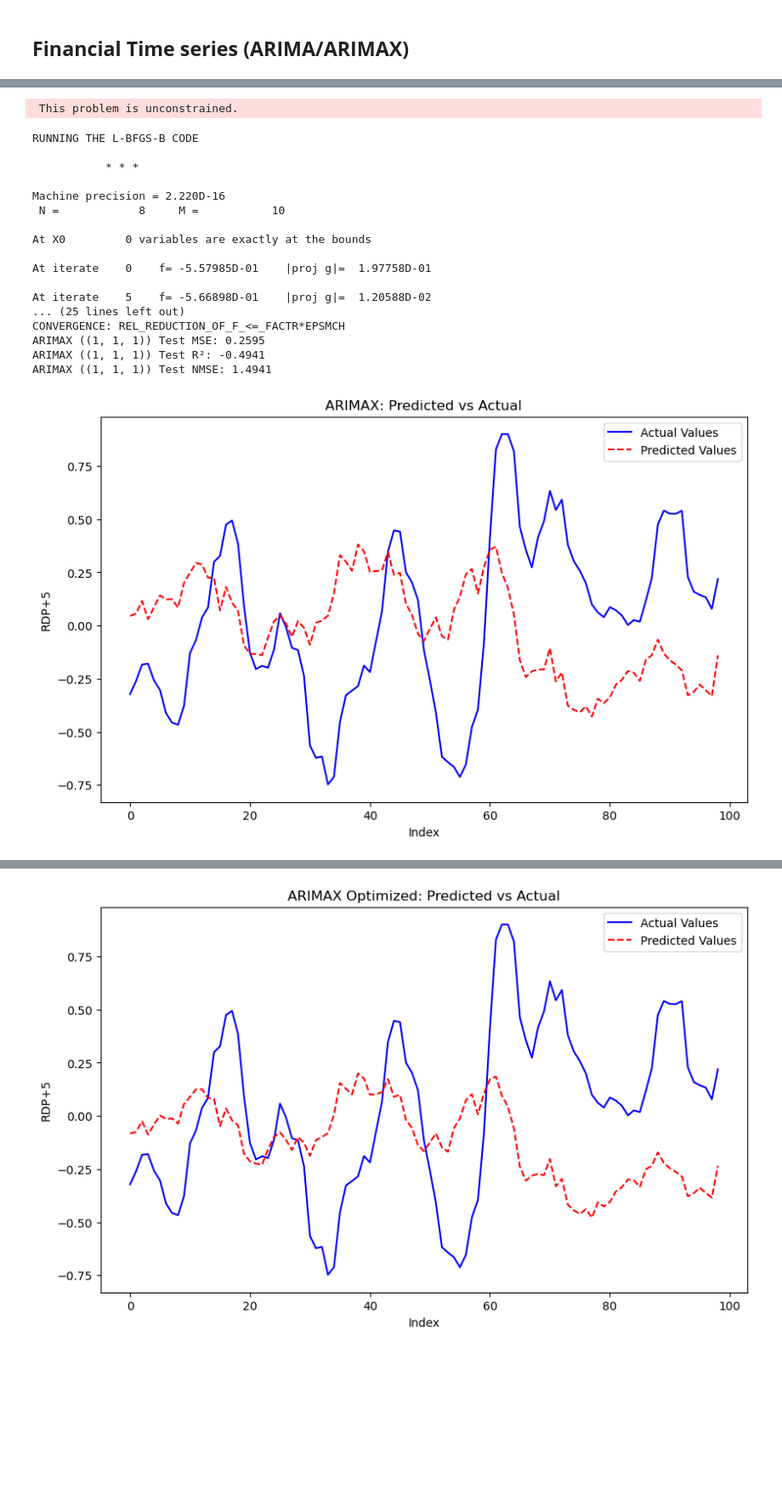
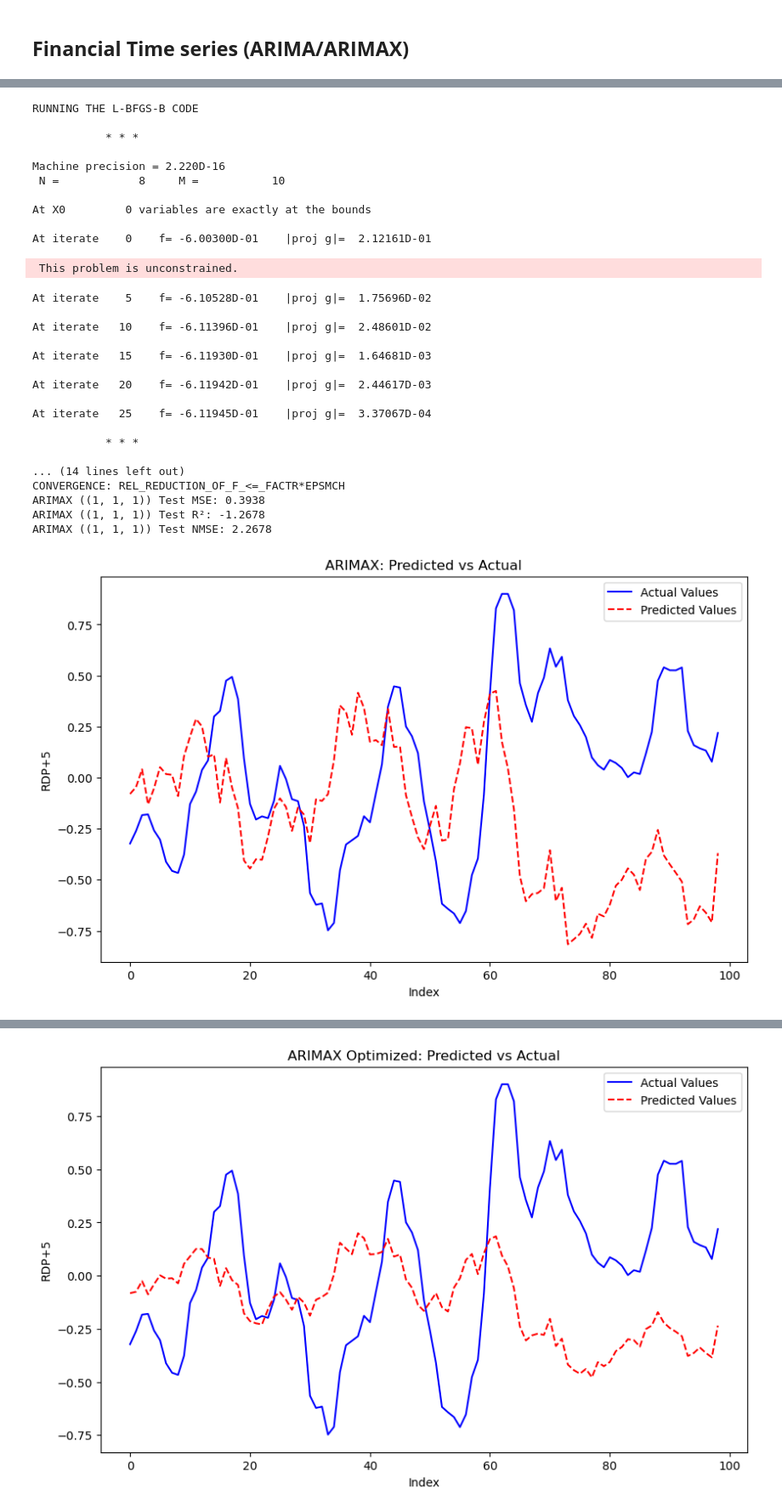
Before and after one commit to Jimmy-Bao-01/AML_project, a Jupyter notebook: nb_new_data.ipynb, the cells around one changed output, grey strips where cells are left out. Shown at 85% size. Cells and saved outputs as stored; diff of their text form; code cells hidden in the pictures; blank space fills up the shorter version.

Commit message:
optimisation NMSE

```diff
--- a/nb_new_data.ipynb
+++ b/nb_new_data.ipynb
@@ -350,7 +418,7 @@ from itertools import product
 import warnings
 warnings.filterwarnings("ignore")  # Suppress ARIMA warnings during grid search
 # %%
-def run_arima(train_data, test_data, target, order=(1, 1, 1)):
+def run_arima(train_data, test_data, order=(1, 1, 1)):
     """
     Fit and evaluate an ARIMA model.
 
@@ -385,7 +453,7 @@ def run_arima(train_data, test_data, target, order=(1, 1, 1)):
     }
 
 # ARIMAX Model
-def run_arimax(train_data, test_data, exog_train, exog_test, target, order=(1, 1, 1)):
+def run_arimax(train_data, test_data, exog_train, exog_test, order=(1, 1, 1)):
     """
     Fit and evaluate an ARIMAX model.
 
@@ -428,14 +496,13 @@ def run_arimax(train_data, test_data, exog_train, exog_test, target, order=(1, 1
 target = 'RDP+5'
 exogenous_features = ['EMA15', 'RDP_5', 'RDP_10', 'RDP_15', 'RDP_20']
 
-# Combine train and validation sets for ARIMA/ARIMAX
-combined_train = pd.concat([train_data, val_data])
-
 # Split data
-y_train = combined_train[target]
+y_train = train_data[target]
+y_val = val_data[target]
 y_test = test_data[target]
 
-X_train = combined_train[exogenous_features]
+X_train = train_data[exogenous_features]
+X_val = val_data[exogenous_features]
 X_test = test_data[exogenous_features]
 # %%
 # Run ARIMA
@@ -449,28 +516,38 @@ ARIMA ((1, 1, 1)) Test R²: 0.0001
 # %%
 # Run ARIMAX
-arimax_results = run_arimax(y_train, y_test, X_train, X_test, target, order=(1, 1, 1))
+arimax_results = run_arimax(y_train, y_test, X_train, X_test, order=(1, 1, 1))
 arimax_results['predictions'].reset_index(drop=True, inplace=True)
 plot_predictions(y_test, arimax_results['predictions'], name_model = "ARIMAX", start_idx=-100, end_idx=-1)
 # %% [output]
- This problem is unconstrained.
+RUNNING THE L-BFGS-B CODE
+
+           * * *
+
+Machine precision = 2.220D-16
+ N =            8     M =           10
+
+At X0         0 variables are exactly at the bounds
+
+At iterate    0    f= -6.00300D-01    |proj g|=  2.12161D-01
-RUNNING THE L-BFGS-B CODE
-
-           * * *
-
-Machine precision = 2.220D-16
- N =            8     M =           10
-
-At X0         0 variables are exactly at the bounds
-
-At iterate    0    f= -5.57985D-01    |proj g|=  1.97758D-01
-
-At iterate    5    f= -5.66898D-01    |proj g|=  1.20588D-02
-... (25 lines left out)
-CONVERGENCE: REL_REDUCTION_OF_F_<=_FACTR*EPSMCH
-ARIMAX ((1, 1, 1)) Test MSE: 0.2595
-ARIMAX ((1, 1, 1)) Test R²: -0.4941
-ARIMAX ((1, 1, 1)) Test NMSE: 1.4941
+ This problem is unconstrained.
+At iterate    5    f= -6.10528D-01    |proj g|=  1.75696D-02
+
+At iterate   10    f= -6.11396D-01    |proj g|=  2.48601D-02
+
+At iterate   15    f= -6.11930D-01    |proj g|=  1.64681D-03
+
+At iterate   20    f= -6.11942D-01    |proj g|=  2.44617D-03
+
+At iterate   25    f= -6.11945D-01    |proj g|=  3.37067D-04
+
+           * * *
+
+... (14 lines left out)
+CONVERGENCE: REL_REDUCTION_OF_F_<=_FACTR*EPSMCH
+ARIMAX ((1, 1, 1)) Test MSE: 0.3938
+ARIMAX ((1, 1, 1)) Test R²: -1.2678
+ARIMAX ((1, 1, 1)) Test NMSE: 2.2678
-[figure, old version]
+[figure, new version]
 # %%
 # ARIMAX Optimization
 def optimize_arimax(train_data, test_data, exog_train, exog_test, target, p_values, d_values, q_values):
```
Also changed, not shown: parts of 15 cells of this notebook.
